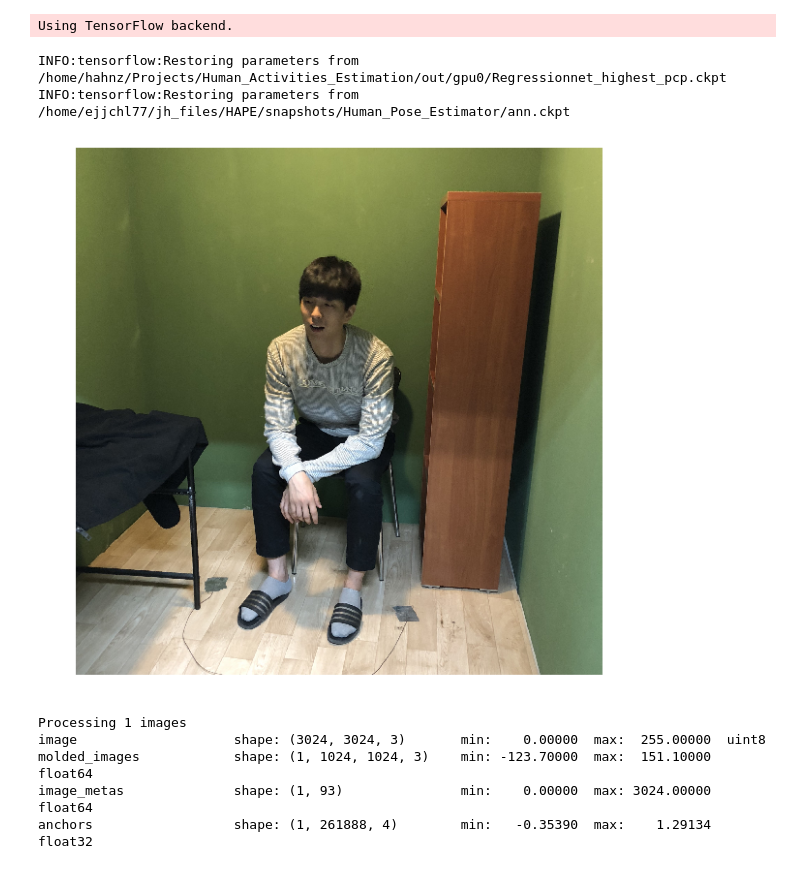
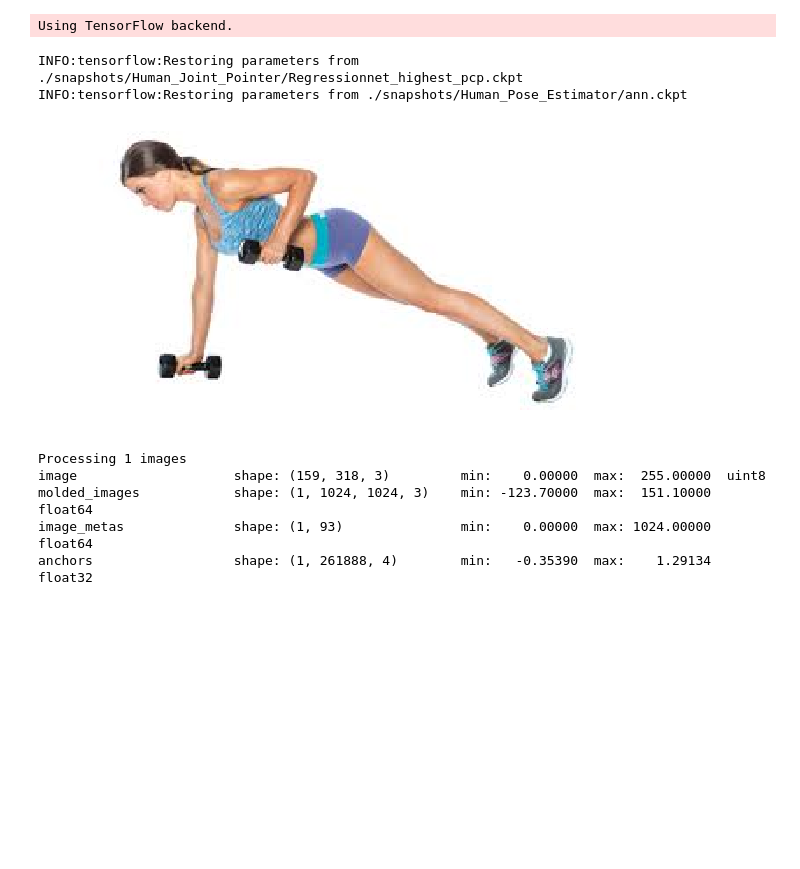
Before and after one commit to Hahnnz/Human_Pose_MET_Score_Estimation, a Jupyter notebook: demo.ipynb, the cells around one changed output. Cells and saved outputs as stored; diff of their text form; code cells hidden in the pictures; blank space fills up the shorter version.

```diff
--- a/demo.ipynb
+++ b/demo.ipynb
@@ -54,23 +57,23 @@ config = tf.ConfigProto(log_device_placement=False, allow_soft_placement=True)
 config.gpu_options.allow_growth = True
 sess = tf.Session(config=config, graph=All_Graph)
 
-saver_path = ['/snapshots/Human_Joint_Pointer/Regressionnet_highest_pcp.ckpt',
+saver_path = ['./snapshots/Human_Joint_Pointer/Regressionnet_highest_pcp.ckpt',
               './snapshots/Human_Pose_Estimator/ann.ckpt']
 
 for i in range(len(saver_path)):
     saver_list[i].restore(sess, saver_path[i])
 # %% [output]
-INFO:tensorflow:Restoring parameters from /home/hahnz/Projects/Human_Activities_Estimation/out/gpu0/Regressionnet_highest_pcp.ckpt
-INFO:tensorflow:Restoring parameters from /home/ejjchl77/jh_files/HAPE/snapshots/Human_Pose_Estimator/ann.ckpt
+INFO:tensorflow:Restoring parameters from ./snapshots/Human_Joint_Pointer/Regressionnet_highest_pcp.ckpt
+INFO:tensorflow:Restoring parameters from ./snapshots/Human_Pose_Estimator/ann.ckpt
 # %%
-test_img=cv2.imread('../Human_Activities_Estimation/dataset/MET7/image/resting/seated.quiet/601.jpeg')
+test_img=cv2.imread('/home/hahnz/test.jpg')
 
 plt.rcParams["figure.figsize"] = (10,10)
 plt.axis('off')
 plt.imshow(test_img[:,:,[2,1,0]])
 plt.show()
 # %% [output]
-[figure, old version]
+[figure, new version]
 # %%
 Predicted = {}
 Predicted['img'] = test_img.copy()
@@ -83,8 +86,9 @@ human_idx = list(result['class_ids']).index(mask_rcnn.class_names.index('person'
 ###################
 
 # Bbox coor
-x1,y1,x2,y2 = result['rois'][human_idx]
-Predicted['bbox'] = result['rois'][human_idx].copy()
+padded_coor = tools.etc.pad_bbox_coor(test_img,  result['rois'][human_idx], 1.0)
+x1,y1,x2,y2 = padded_coor
+Predicted['bbox'] = padded_coor.copy()
 
 # Mask
 mask = result['masks'][:,:,human_idx].reshape(-1)
@@ -111,9 +115,9 @@ with All_Graph.as_default():
     Predicted['Activity'] = result.squeeze().copy().argmax()
 # %% [output]
 Processing 1 images
-image                    shape: (3024, 3024, 3)       min:    0.00000  max:  255.00000  uint8
+image                    shape: (159, 318, 3)         min:    0.00000  max:  255.00000  uint8
 molded_images            shape: (1, 1024, 1024, 3)    min: -123.70000  max:  151.10000  float64
-image_metas              shape: (1, 93)               min:    0.00000  max: 3024.00000  float64
+image_metas              shape: (1, 93)               min:    0.00000  max: 1024.00000  float64
 anchors                  shape: (1, 261888, 4)        min:   -0.35390  max:    1.29134  float32
 # %%
 plt.rcParams["figure.figsize"] = (10,10)
```
Also changed, not shown: parts of 3 cells of this notebook.
